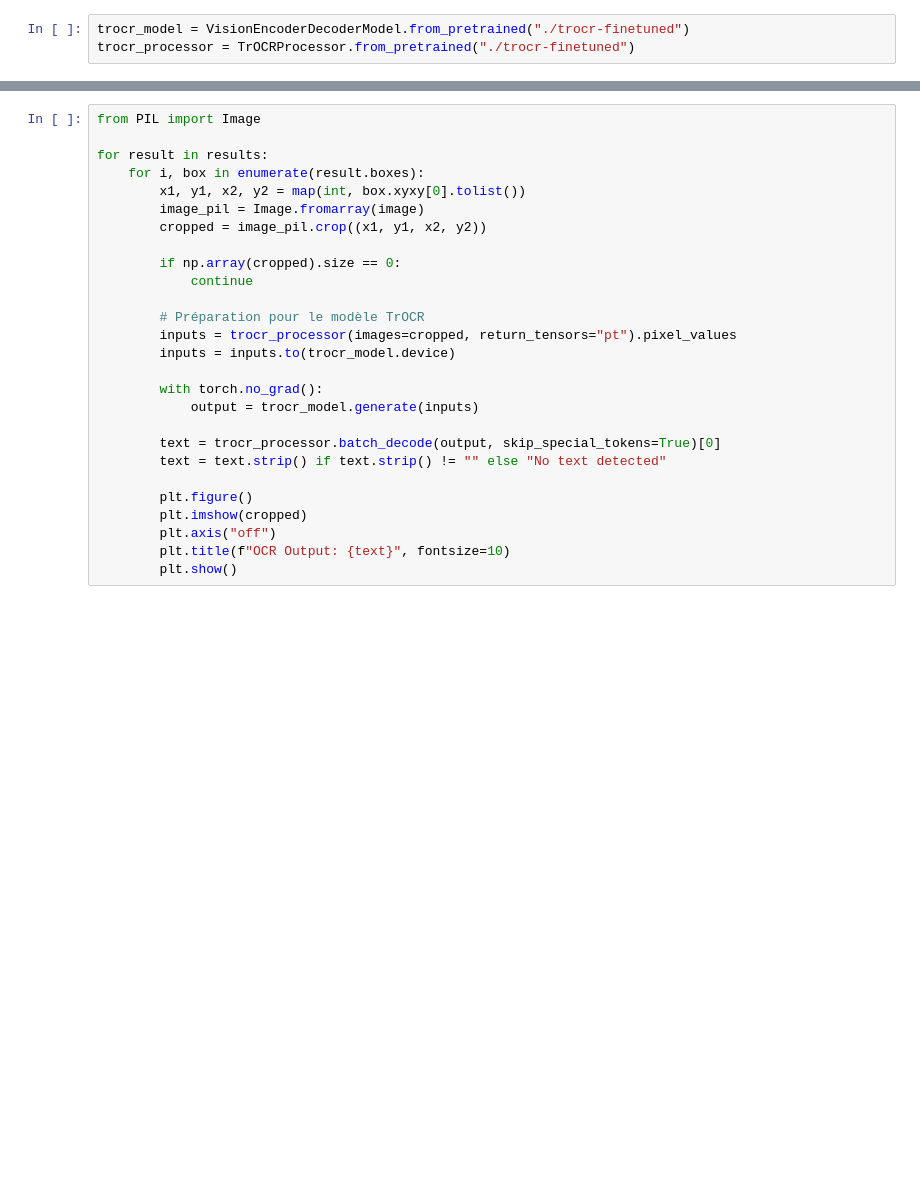
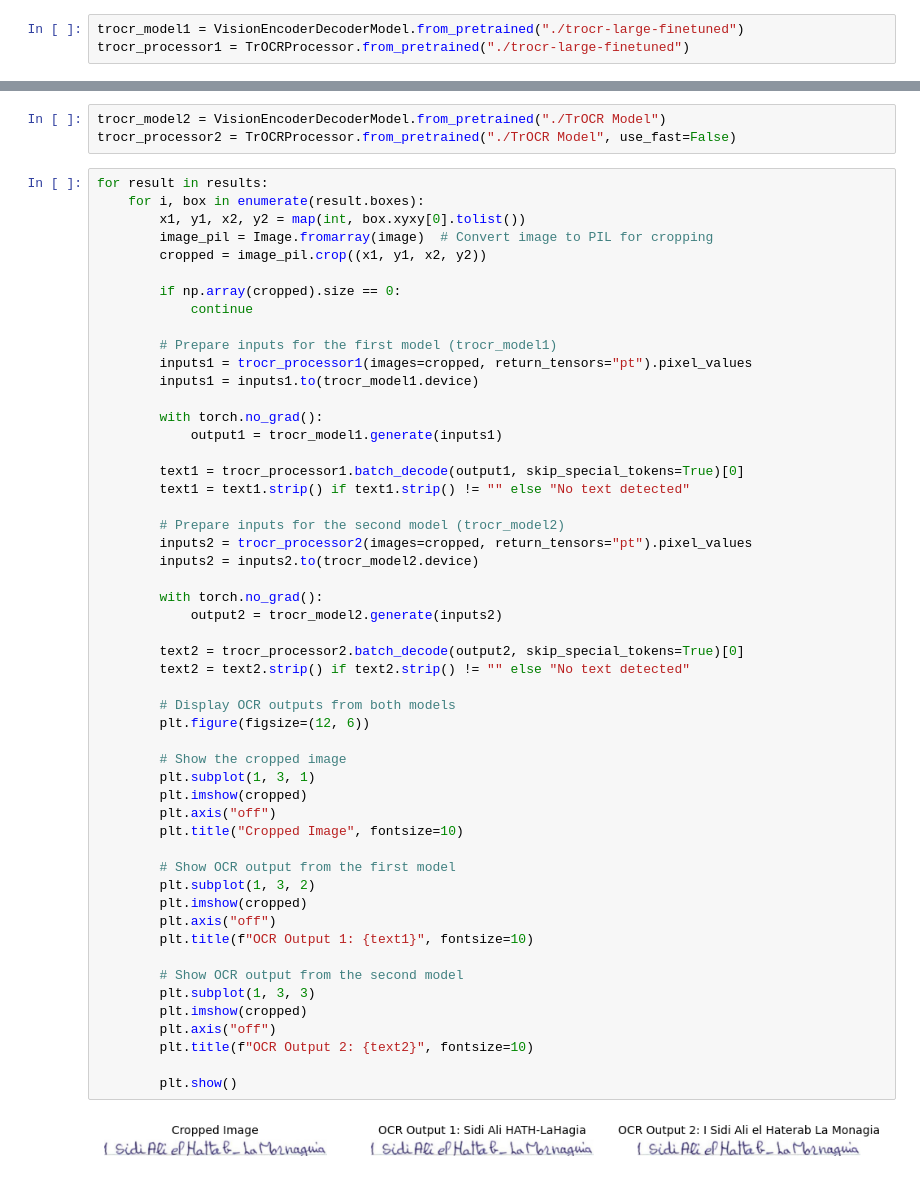
Before and after one commit to AIyed01/DoxariaDS7, a Jupyter notebook: TrOCR.ipynb, the cells around one changed output, grey strips where cells are left out. Cells and saved outputs as stored; diff of their text form; blank space fills up the shorter version.

```diff
--- a/TrOCR.ipynb
+++ b/TrOCR.ipynb
@@ -268,3 +98,3 @@ tokenizer.save_pretrained("label_correction_model")
 # %%
-trocr_model = VisionEncoderDecoderModel.from_pretrained("./trocr-finetuned")
-trocr_processor = TrOCRProcessor.from_pretrained("./trocr-finetuned")
+trocr_model1 = VisionEncoderDecoderModel.from_pretrained("./trocr-large-finetuned")
+trocr_processor1 = TrOCRProcessor.from_pretrained("./trocr-large-finetuned")
@@ -338,27 +101,57 @@ plt.show()
+# %%
+trocr_model2 = VisionEncoderDecoderModel.from_pretrained("./TrOCR Model")
+trocr_processor2 = TrOCRProcessor.from_pretrained("./TrOCR Model", use_fast=False)
 # %%
-from PIL import Image
-
 for result in results:
     for i, box in enumerate(result.boxes):
         x1, y1, x2, y2 = map(int, box.xyxy[0].tolist())
-        image_pil = Image.fromarray(image)
+        image_pil = Image.fromarray(image)  # Convert image to PIL for cropping
         cropped = image_pil.crop((x1, y1, x2, y2))
 
         if np.array(cropped).size == 0:
             continue
 
-        # Préparation pour le modèle TrOCR
-        inputs = trocr_processor(images=cropped, return_tensors="pt").pixel_values
-        inputs = inputs.to(trocr_model.device)
+        # Prepare inputs for the first model (trocr_model1)
+        inputs1 = trocr_processor1(images=cropped, return_tensors="pt").pixel_values
+        inputs1 = inputs1.to(trocr_model1.device)
 
         with torch.no_grad():
-            output = trocr_model.generate(inputs)
+            output1 = trocr_model1.generate(inputs1)
 
-        text = trocr_processor.batch_decode(output, skip_special_tokens=True)[0]
-        text = text.strip() if text.strip() != "" else "No text detected"
+        text1 = trocr_processor1.batch_decode(output1, skip_special_tokens=True)[0]
+        text1 = text1.strip() if text1.strip() != "" else "No text detected"
 
-        plt.figure()
+        # Prepare inputs for the second model (trocr_model2)
+        inputs2 = trocr_processor2(images=cropped, return_tensors="pt").pixel_values
+        inputs2 = inputs2.to(trocr_model2.device)
+
+        with torch.no_grad():
+            output2 = trocr_model2.generate(inputs2)
+
+        text2 = trocr_processor2.batch_decode(output2, skip_special_tokens=True)[0]
+        text2 = text2.strip() if text2.strip() != "" else "No text detected"
+
+        # Display OCR outputs from both models
+        plt.figure(figsize=(12, 6))
+
+        # Show the cropped image
+        plt.subplot(1, 3, 1)
         plt.imshow(cropped)
         plt.axis("off")
-        plt.title(f"OCR Output: {text}", fontsize=10)
+        plt.title("Cropped Image", fontsize=10)
+
+        # Show OCR output from the first model
+        plt.subplot(1, 3, 2)
+        plt.imshow(cropped)
+        plt.axis("off")
+        plt.title(f"OCR Output 1: {text1}", fontsize=10)
+
+        # Show OCR output from the second model
+        plt.subplot(1, 3, 3)
+        plt.imshow(cropped)
+        plt.axis("off")
+        plt.title(f"OCR Output 2: {text2}", fontsize=10)
+
         plt.show()
+# %% [output]
+[figure, added]
```
Also changed, not shown: parts of 13 cells of this notebook.
